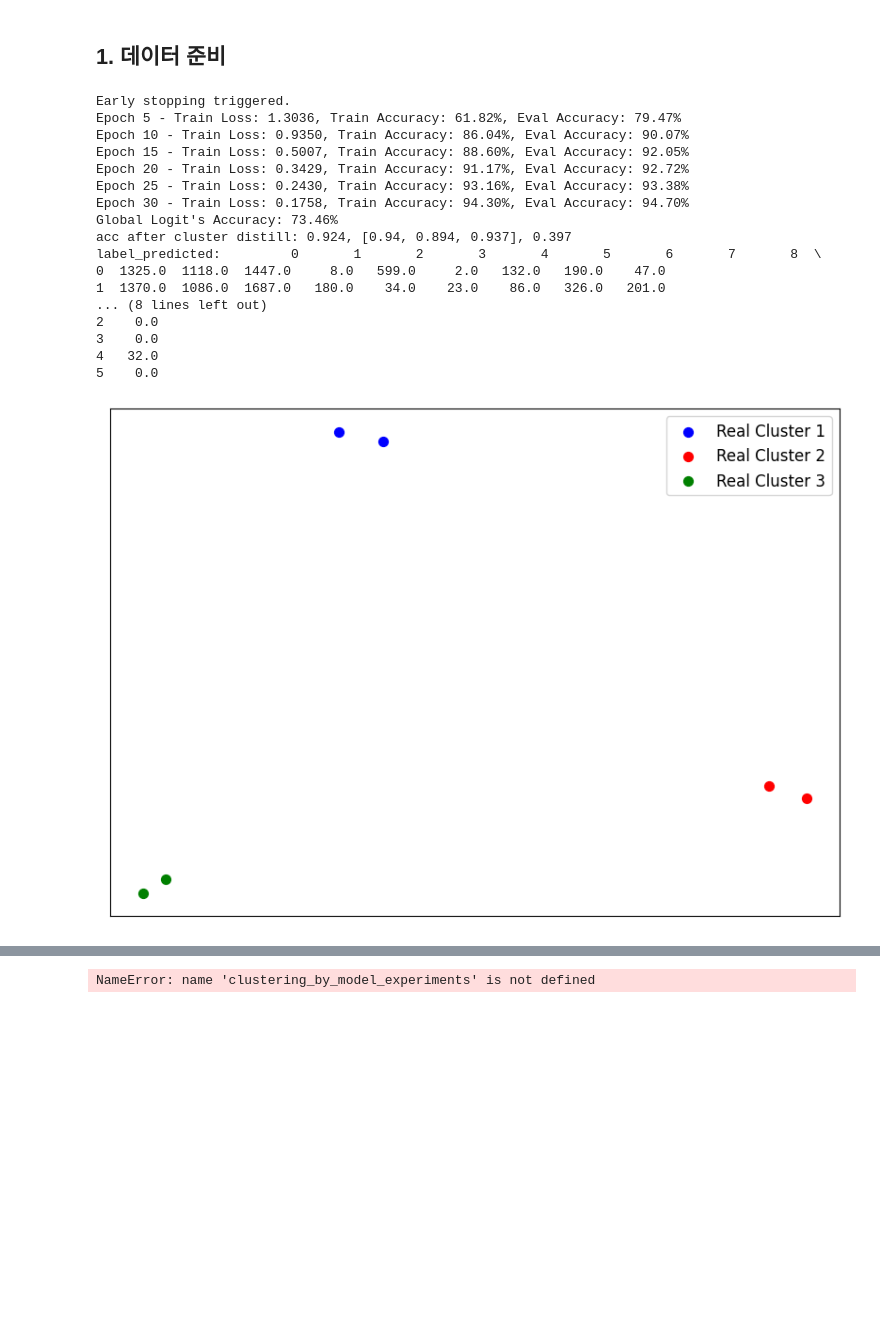
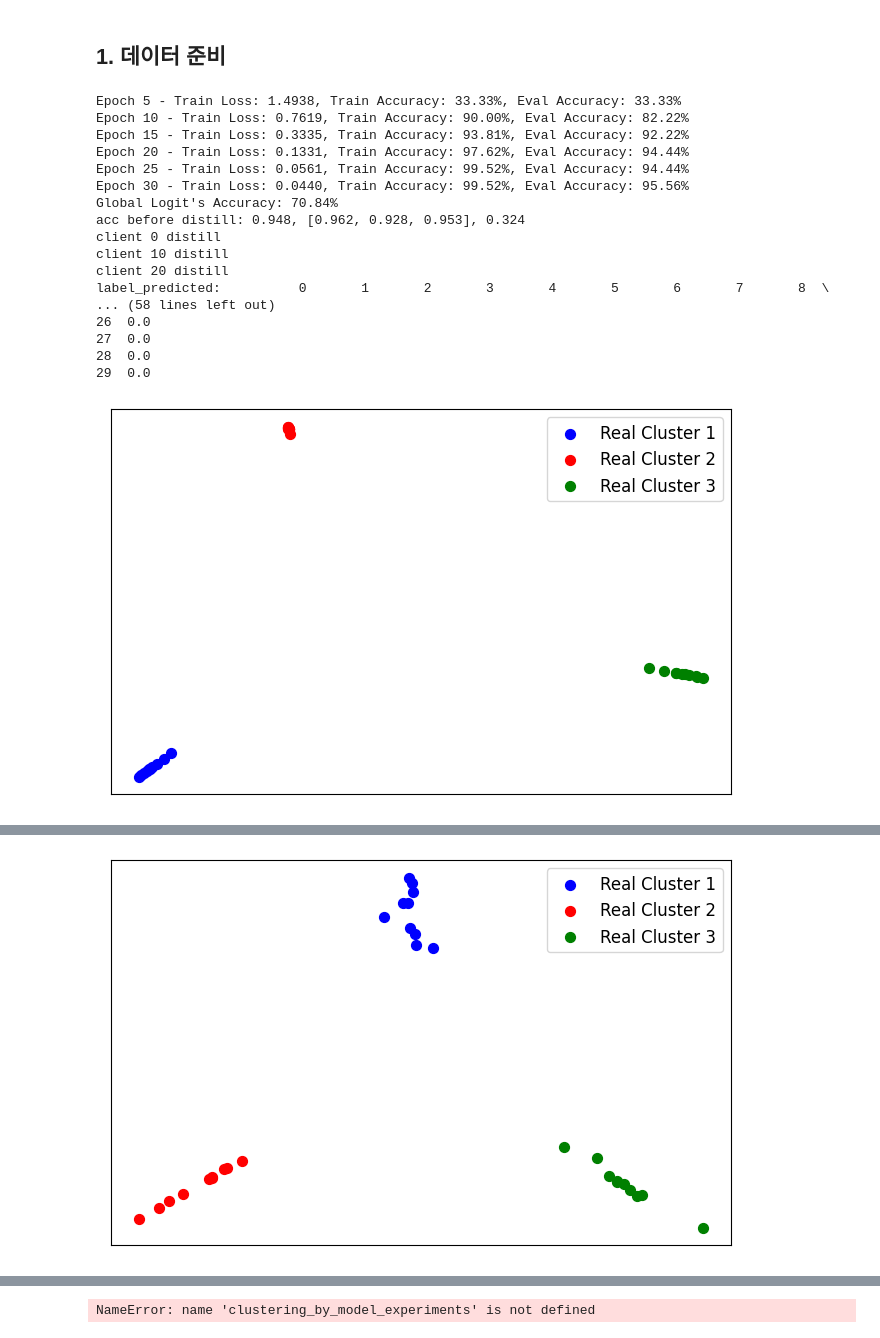
Before and after one commit to yangbaechu/FD-with-Label-Based-Group-Structure, a Jupyter notebook: FedCD.ipynb, the cells around one changed output, grey strips where cells are left out. Saved outputs shown, nothing was run; the diff lists cells and outputs as text; code cells hidden in the pictures; blank space fills up the shorter version.

```diff
--- a/FedCD.ipynb
+++ b/FedCD.ipynb
@@ -35,7 +35,7 @@ torch.manual_seed(42)
 np.random.seed(42)
 # %%
 LOCAL_EPOCHS = 25
-N_CLIENTS = 120
+N_CLIENTS = 30
 NUMBER_OF_CLUSTER = 3
 ALPHA = 0.1
 device = "cuda" if torch.cuda.is_available() else "cpu"
@@ -113,7 +113,7 @@ def visualize_clusters(label_predicted, real_cluster_distribution):
     real_cluster_sizes = [int(n_samples * dist) for dist in real_cluster_distribution]
 
     # Plot the clusters
-    plt.figure(figsize=(10, 7))
+    plt.figure(figsize=(8, 5))
 
     start_idx = 0  # To keep track of the start index of each real cluster
     for i, size in enumerate(real_cluster_sizes):
@@ -355,7 +355,7 @@ def BC_experiments(total_client_data, distill_data, alpha, number_of_cluster, cl
 # %%
 # client_accs, cluster_accs, global_accs = SimCLR_distill_experiments(50000, 5000, 1, 3, [1/3, 1/3, 1/3])
 # %%
-def make_global_logit(total_client_data, distill_data, alpha, number_of_cluster, cluster_distribution, data_per_class_3, data_per_class_7):
+def make_global_logit(total_client_data, distill_data,, number_of_cluster, cluster_distribution, data_per_class_3, data_per_class_7):
     data_per_class=int(distill_data//10)
     train_idcs, test_idcs = idcs[:total_client_data], idcs[total_client_data:(total_client_data + int(distill_data * 2))]
     train_labels = data.targets
@@ -444,7 +444,7 @@ def copy_classifiers(clients):
         classifiers_state.append(classifier_state)
     return classifiers_state
 # %%
-def cluster_train_result_exp(total_client_data, distill_data, alpha, number_of_cluster, cluster_distribution, data_per_class_3, data_per_class_7):
+def cluster_train_result_exp(total_client_data, distill_data, number_of_cluster, cluster_distribution, data_per_class_3, data_per_class_7):
 
     client_accs = []
     cluster_accs = []
@@ -455,22 +455,21 @@ def cluster_train_result_exp(total_client_data, distill_data, alpha, number_of_c
         number_of_cluster, server_idcs, cluster_distribution,
         new_client_acc, new_cluster_accs, new_global_acc
     ) = make_global_logit(
-        total_client_data, distill_data, alpha,
+        total_client_data, distill_data,
         number_of_cluster, cluster_distribution,
         data_per_class_3, data_per_class_7
     )
 
 
-    print(f'acc after cluster distill: {new_client_acc}, {new_cluster_accs}, {new_global_acc}')
-
+    print(f'acc before distill: {new_client_acc}, {new_cluster_accs}, {new_global_acc}')
     client_accs.append(new_client_acc)
     cluster_accs.append(new_cluster_accs)
     global_accs.append(new_global_acc)
 
     classifiers_state = copy_classifiers(clients)
 
-    new_client_acc, new_cluster_accs, new_global_acc = distill_with_cluster_logit(server, clients, client_logits, global_logits, number_of_cluster, server_idcs, cluster_distribution)
-    print(f'acc after cluster distill: {new_client_acc}, {new_cluster_accs}, {new_global_acc}')
+    new_client_acc, new_cluster_accs, new_global_acc = distill_with_global_logit(server, clients, client_logits, global_logits, number_of_cluster, server_idcs, cluster_distribution)
+
 
     for i, client in enumerate(clients):
         client.classifier.load_state_dict(classifiers_state[i])
@@ -479,50 +478,56 @@ def cluster_train_result_exp(total_client_data, distill_data, alpha, number_of_c
     cluster_accs.append(new_cluster_accs)
     global_accs.append(new_global_acc)
 
-    new_client_acc, new_cluster_accs, new_global_acc = distill_with_global_logit(server, clients, client_logits, global_logits, number_of_cluster, server_idcs, cluster_distribution)
-    print(f'acc after global distill: {new_client_acc}, {new_cluster_accs}, {new_global_acc}')
+    new_client_acc, new_cluster_accs, new_global_acc = distill_with_cluster_logit(server, clients, client_logits, global_logits, number_of_cluster, server_idcs, cluster_distribution)
+
 
     client_accs.append(new_client_acc)
     cluster_accs.append(new_cluster_accs)
     global_accs.append(new_global_acc)
 
+    print(f'acc after global distill: {client_accs[1]}, {cluster_accs[1]}, {global_accs[1]}')
+    print(f'acc after cluster distill: {client_accs[-1]}, {cluster_accs[-1]}, {global_accs[-1]}')
     return client_accs, cluster_accs, global_accs
 # %%
 # Initialize empty DataFrames to store results
-df_client_accs = pd.DataFrame(columns=['before_distill', 'cluster_distill', 'global_distill'])
-df_cluster_accs = pd.DataFrame(columns=['before_distill', 'cluster_distill', 'global_distill'])
-df_global_accs = pd.DataFrame(columns=['before_distill', 'cluster_distill', 'global_distill'])
+df_client_accs = pd.DataFrame(columns=['before_distill', 'global_distill', 'cluster_distill'])
+df_cluster_accs = pd.DataFrame(columns=['before_distill', 'global_distill', 'cluster_distill'])
+df_global_accs = pd.DataFrame(columns=['before_distill', 'global_distill', 'cluster_distill'])
 
-class_counts = [[158, 4], [150, 7], [133, 14], [117, 21], [100, 29]]
-percentages = ['5%', '10%', '20%', '30%', '40%']
+# class_counts = [[162, 2], [158, 4], [150, 7], [133, 14],] #[117, 21], [100, 29]]
+# percentages = ['3%', '5%', '10%', '20%',] #'30%', '40%']
+
+class_counts = [100, 0]#, [100, 5], [100, 10], [100, 20]]#, [100, 30]]
+percentages = ['0%', '5%', '10%', '20%'] #,'30%']
 
 for class_count, percentage in zip(class_counts, percentages):
     client_1_count, client_2_count = class_count
 
-    client_accs, cluster_accs, global_accs = cluster_train_result_exp(
-        50000, 5000, 1, 3, [1/3, 1/3, 1/3], client_1_count, client_2_count
+    cluster_count = 5
+    client_accs, cluster_accs, global_accs  = cluster_train_result_exp(
+        50000, 5000, 1, cluster_count, [1/cluster_count] * cluster_count, client_1_count, client_2_count
     )
 
     # Assuming that each of client_accs, cluster_accs, global_accs contains 3 data points
     df_client_accs.loc[percentage] = client_accs
     df_cluster_accs.loc[percentage] = cluster_accs
     df_global_accs.loc[percentage] = global_accs
 # %% [output]
-Early stopping triggered.
-Epoch 5 - Train Loss: 1.3036, Train Accuracy: 61.82%, Eval Accuracy: 79.47%
-Epoch 10 - Train Loss: 0.9350, Train Accuracy: 86.04%, Eval Accuracy: 90.07%
-Epoch 15 - Train Loss: 0.5007, Train Accuracy: 88.60%, Eval Accuracy: 92.05%
-Epoch 20 - Train Loss: 0.3429, Train Accuracy: 91.17%, Eval Accuracy: 92.72%
-Epoch 25 - Train Loss: 0.2430, Train Accuracy: 93.16%, Eval Accuracy: 93.38%
-Epoch 30 - Train Loss: 0.1758, Train Accuracy: 94.30%, Eval Accuracy: 94.70%
-Global Logit's Accuracy: 73.46%
-acc after cluster distill: 0.924, [0.94, 0.894, 0.937], 0.397
-label_predicted:         0       1       2       3       4       5       6       7       8  \
-0  1325.0  1118.0  1447.0     8.0   599.0     2.0   132.0   190.0    47.0
-1  1370.0  1086.0  1687.0   180.0    34.0    23.0    86.0   326.0   201.0
-... (8 lines left out)
-2    0.0
-3    0.0
-4   32.0
-5    0.0
+Epoch 5 - Train Loss: 1.4938, Train Accuracy: 33.33%, Eval Accuracy: 33.33%
+Epoch 10 - Train Loss: 0.7619, Train Accuracy: 90.00%, Eval Accuracy: 82.22%
+Epoch 15 - Train Loss: 0.3335, Train Accuracy: 93.81%, Eval Accuracy: 92.22%
+Epoch 20 - Train Loss: 0.1331, Train Accuracy: 97.62%, Eval Accuracy: 94.44%
+Epoch 25 - Train Loss: 0.0561, Train Accuracy: 99.52%, Eval Accuracy: 94.44%
+Epoch 30 - Train Loss: 0.0440, Train Accuracy: 99.52%, Eval Accuracy: 95.56%
+Global Logit's Accuracy: 70.84%
+acc before distill: 0.948, [0.962, 0.928, 0.953], 0.324
+client 0 distill
+client 10 distill
+client 20 distill
+label_predicted:          0       1       2       3       4       5       6       7       8  \
+... (58 lines left out)
+26  0.0
+27  0.0
+28  0.0
+29  0.0
-[figure, old version]
+[figure, new version]
@@ -533,0 +551 @@ acc after global distill: 0.839, [0.917, 0.689, 0.911], 0.947
+[figure, added]
```
Also changed, not shown: parts of 5 cells of this notebook, 2 other files.
